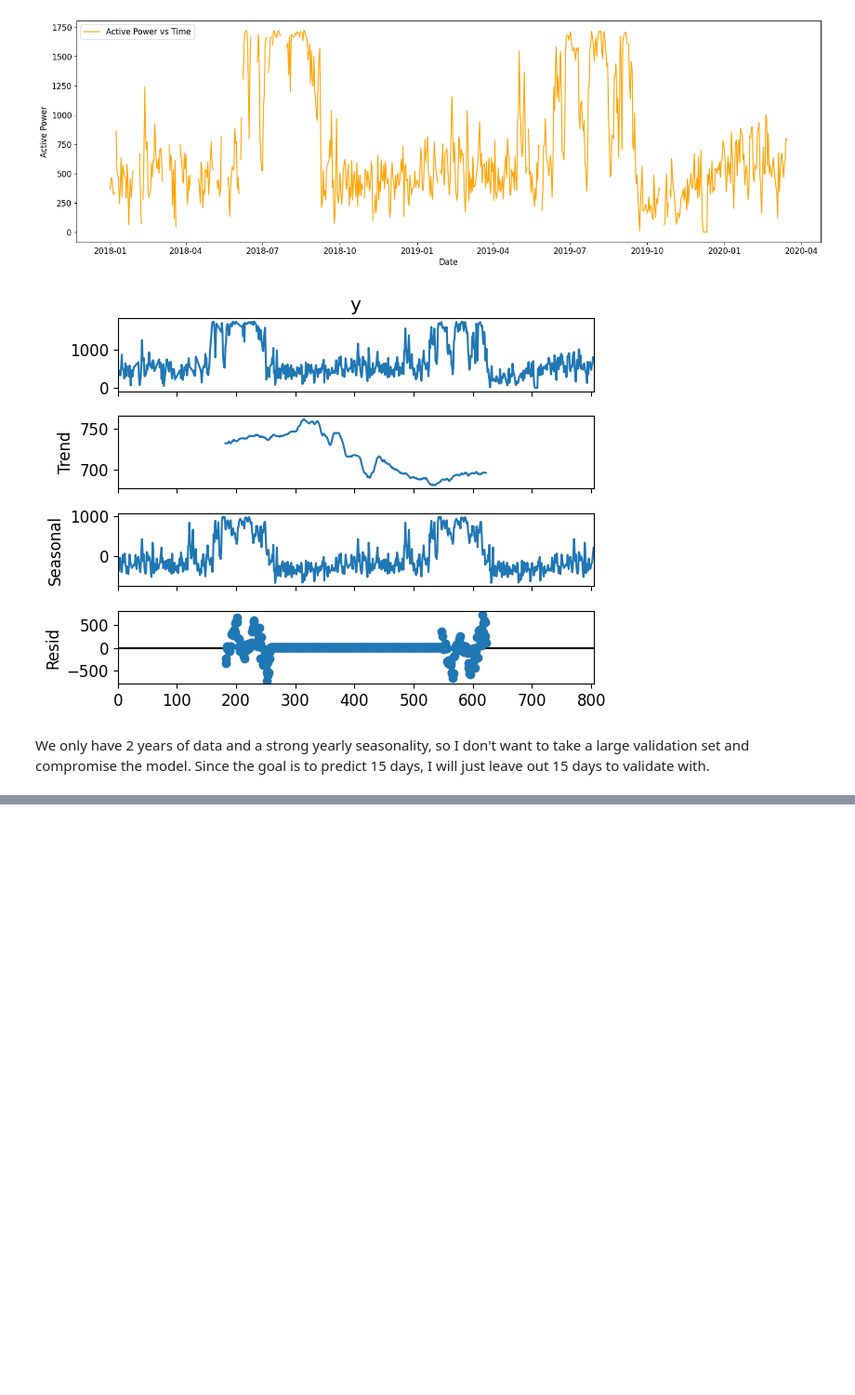
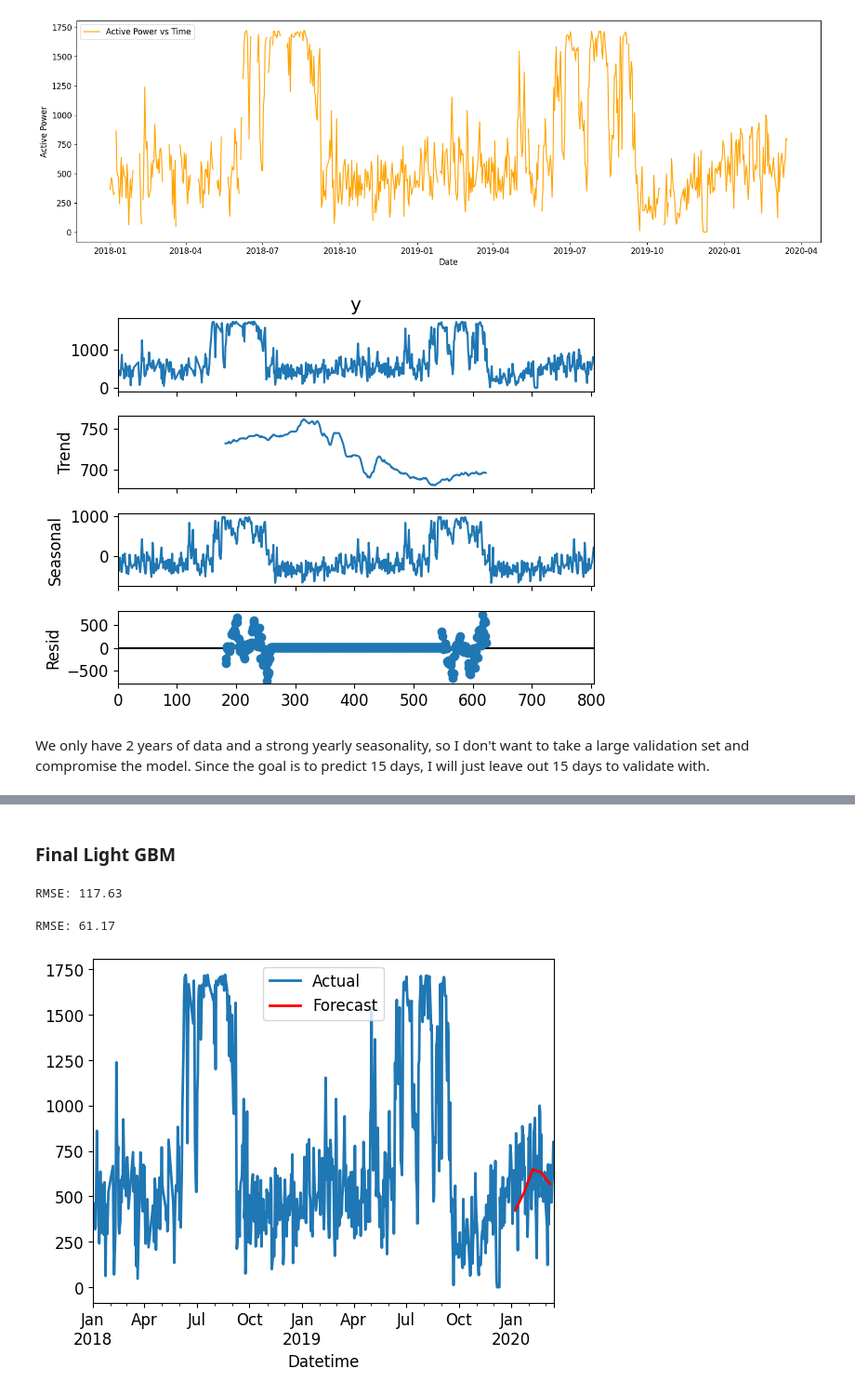
Before and after one commit to cyab05/time_series_project, a Jupyter notebook: connor_models.ipynb, the cells around one changed output, grey strips where cells are left out. Shown at 93% size. Drawn from its saved outputs; the diff is of its cells as text; code cells hidden in the pictures; blank space fills up the shorter version.

Commit message:
darts lightgbm model

```diff
--- a/connor_models.ipynb
+++ b/connor_models.ipynb
@@ -163,0 +355,66 @@ plot_components_plotly(m, forecast)
+# %% [markdown]
+### Final Light GBM
+# %%
+from sklearn.model_selection import ParameterGrid
+from darts.utils.timeseries_generation import datetime_attribute_timeseries
+
+
+target = ['ActivePower']
+primary = [
+    'WindSpeed', 'Blade1PitchAngle', 'Blade2PitchAngle', 'Blade3PitchAngle', 'GeneratorRPM', 'RotorRPM'
+]
+secondary = [
+    'AmbientTemperatue', 'WindDirection', 'NacellePosition', 'TurbineStatus'
+]
+features = target + primary + secondary
+series_multi = TimeSeries.from_dataframe(daily_df, time_col='Datetime', value_cols=features)
+series = MissingValuesFiller().transform(series_multi)
+
+yearly_seasonality = datetime_attribute_timeseries(
+    series,
+    attribute='dayofyear',
+    cyclic=True
+)
+
+# 3. The CV Loop
+model = LightGBMModel(
+    lags=36,
+    lags_past_covariates=[-1],
+    output_chunk_length=15,
+    min_data_in_leaf=5,
+    max_depth=5,
+    num_leaves=20,
+    verbosity=-1
+)
+
+add_encoders={
+    'cyclic': {'past': ['dayofyear']}
+}
+
+hist_forecasts = model.historical_forecasts(
+    series,
+    past_covariates=yearly_seasonality,
+    start=0.9,
+    forecast_horizon=15,
+    stride=15,
+    retrain=True,
+    verbose=False
+)
+
+actual_data = series['ActivePower']
+predicted_data = hist_forecasts['ActivePower']
+# %% [output]
+RMSE: 117.63
+# %%
+test_rmse = rmse(actual_data['ActivePower'][-15:], predicted_data['ActivePower'][-15:])
+
+print(f"RMSE: {test_rmse:.2f}")
+# %% [output]
+RMSE: 61.17
+# %%
+actual_data.plot(label='Actual')
+predicted_data.plot(label='Forecast', color='red')
+plt.legend()
+plt.show()
+# %% [output]
+[figure, added]
```
Also changed, not shown: parts of 11 cells of this notebook.
